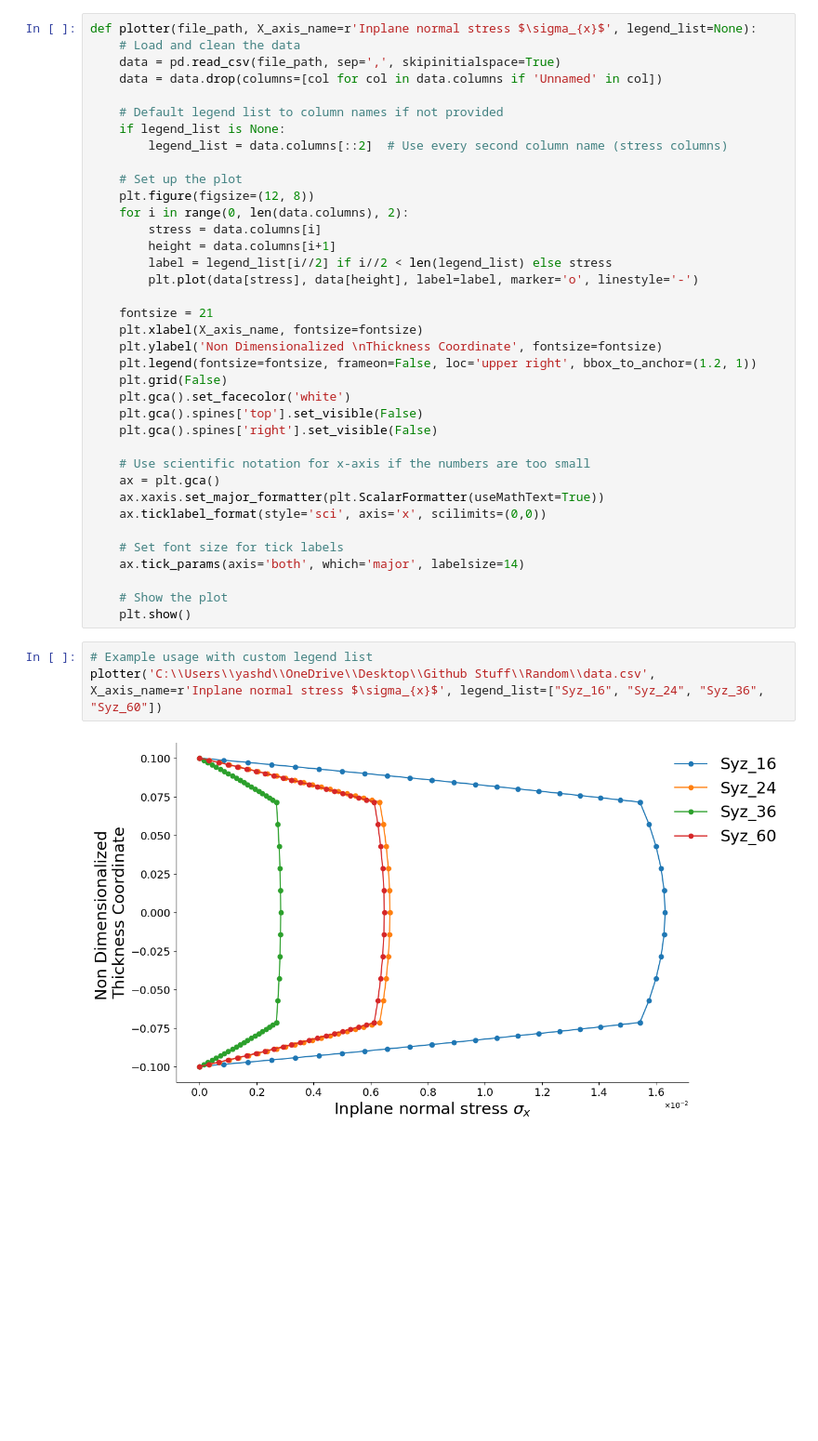
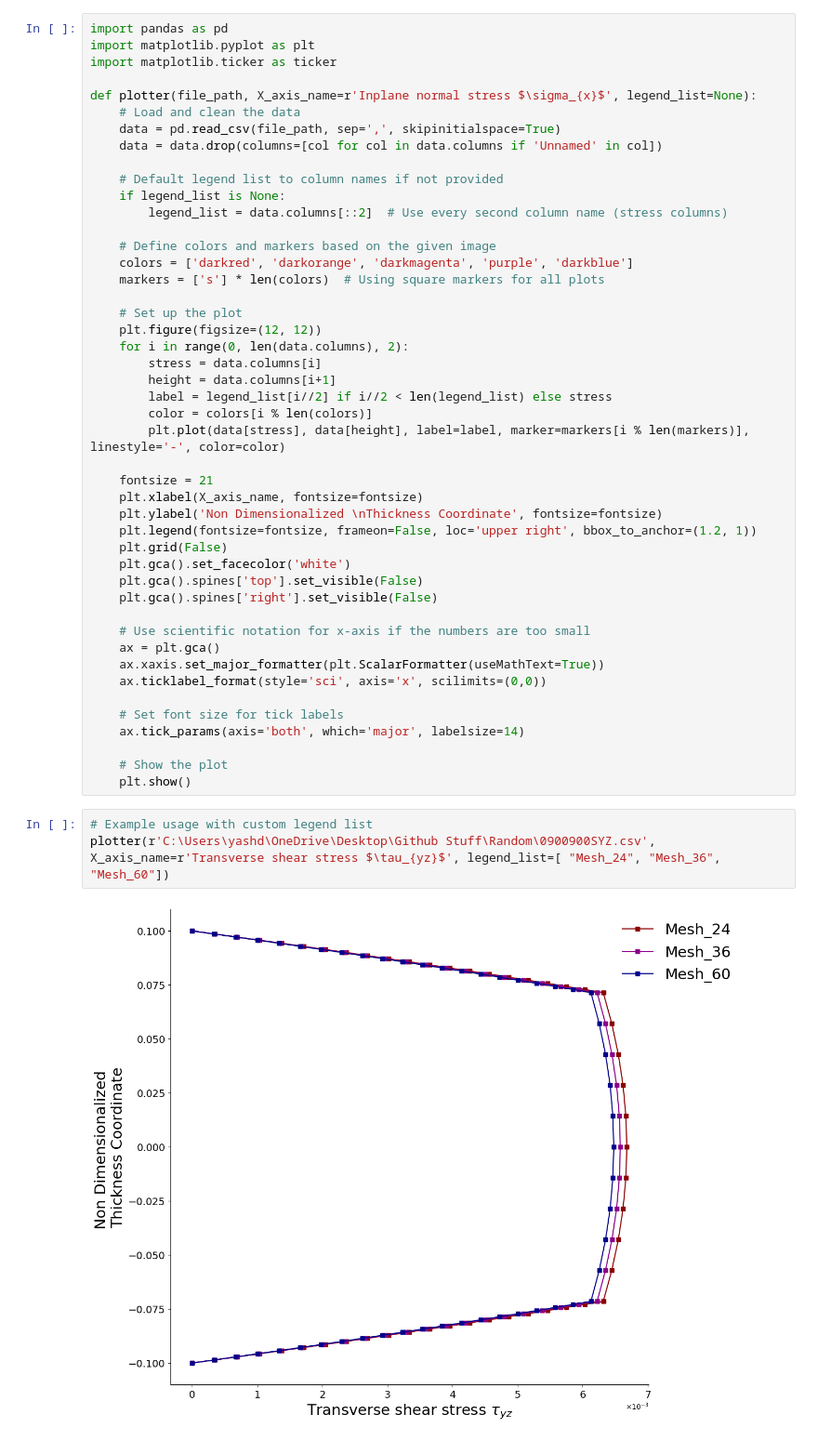
Before and after one commit to YashDagade/Random, a Jupyter notebook: plotter.ipynb, the cells around one changed output. Shown: that part at 93% size. Drawn from its saved outputs; the diff is of its cells as text; blank space fills up the shorter version.

```diff
--- a/plotter.ipynb
+++ b/plotter.ipynb
@@ -1,4 +1,8 @@
 # %%
+import pandas as pd
+import matplotlib.pyplot as plt
+import matplotlib.ticker as ticker
+
 def plotter(file_path, X_axis_name=r'Inplane normal stress $\sigma_{x}$', legend_list=None):
     # Load and clean the data
     data = pd.read_csv(file_path, sep=',', skipinitialspace=True)
@@ -8,13 +12,18 @@ def plotter(file_path, X_axis_name=r'Inplane normal stress $\sigma_{x}$', legend
     if legend_list is None:
         legend_list = data.columns[::2]  # Use every second column name (stress columns)
 
+    # Define colors and markers based on the given image
+    colors = ['darkred', 'darkorange', 'darkmagenta', 'purple', 'darkblue']
+    markers = ['s'] * len(colors)  # Using square markers for all plots
+
     # Set up the plot
-    plt.figure(figsize=(12, 8))
+    plt.figure(figsize=(12, 12))
     for i in range(0, len(data.columns), 2):
         stress = data.columns[i]
         height = data.columns[i+1]
         label = legend_list[i//2] if i//2 < len(legend_list) else stress
-        plt.plot(data[stress], data[height], label=label, marker='o', linestyle='-')
+        color = colors[i % len(colors)]
+        plt.plot(data[stress], data[height], label=label, marker=markers[i % len(markers)], linestyle='-', color=color)
 
     fontsize = 21
     plt.xlabel(X_axis_name, fontsize=fontsize)
@@ -37,6 +46,6 @@ def plotter(file_path, X_axis_name=r'Inplane normal stress $\sigma_{x}$', legend
     plt.show()
 # %%
 # Example usage with custom legend list
-plotter('C:\\Users\\yashd\\OneDrive\\Desktop\\Github Stuff\\Random\\data.csv', X_axis_name=r'Inplane normal stress $\sigma_{x}$', legend_list=["Syz_16", "Syz_24", "Syz_36", "Syz_60"])
+plotter(r'C:\Users\yashd\OneDrive\Desktop\Github Stuff\Random\0900900SYZ.csv', X_axis_name=r'Transverse shear stress $\tau_{yz}$', legend_list=[ "Mesh_24", "Mesh_36", "Mesh_60"])
 # %% [output]
-[figure, old version]
+[figure, new version]
```
Also changed, not shown: parts of 1 cell of this notebook, 1 other file.
